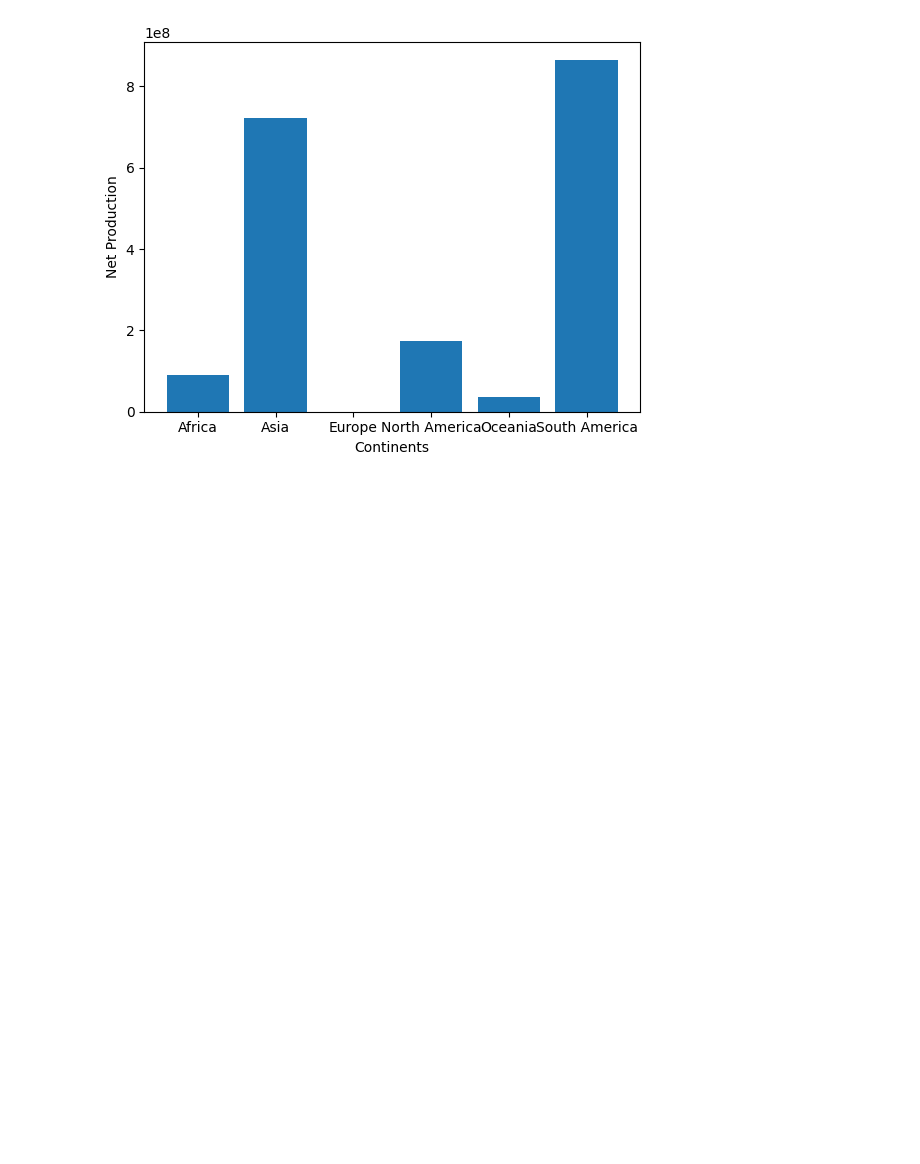
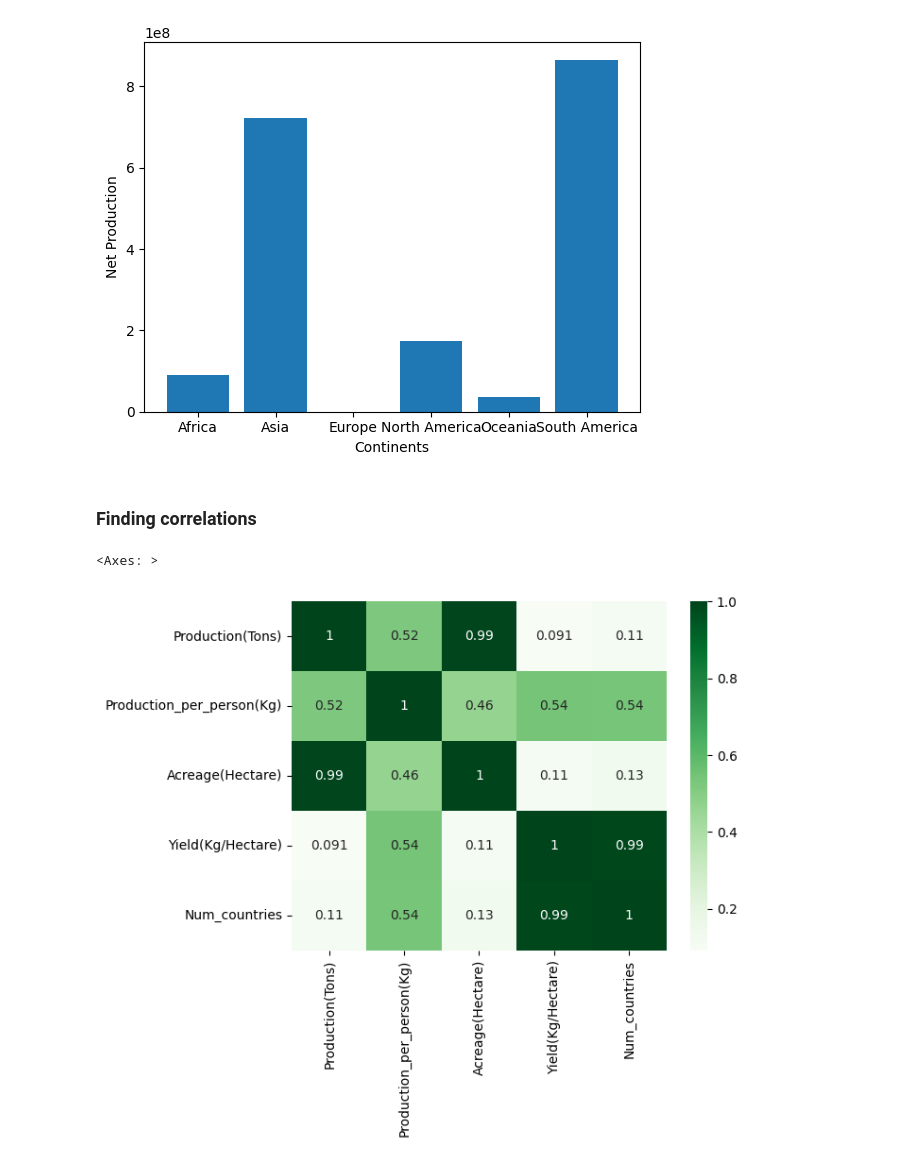
Before and after one commit to rishikeshpaulcode/sugarcane_eda, a Jupyter notebook: sugarcane-eda.ipynb, the cells around one changed output. Saved outputs shown, nothing was run; the diff lists cells and outputs as text; code cells hidden in the pictures; blank space fills up the shorter version.

Commit message:
Did analysis for continent

```diff
--- a/sugarcane-eda.ipynb
+++ b/sugarcane-eda.ipynb
@@ -398,0 +390,5 @@ df.head()
+# %%
+df_continent = df.groupby(by='Continent').sum()
+df_continent.drop('Country', axis=1, inplace=True)
+df_continent['Num_countries'] = df['Continent'].value_counts()
+df_continent
@@ -407,3 +410,11 @@ plt.ylabel('Net Production')
 plt.show()
 # %% [output]
 [figure]
+# %% [markdown]
+### **Finding correlations**
+# %%
+df_continent_corr = df_continent.corr()
+sns.heatmap(df_continent_corr, annot=True, cmap='Greens')
+# %% [output]
+<Axes: >
+[figure, added]
```
Also changed, not shown: parts of 9 cells of this notebook.
